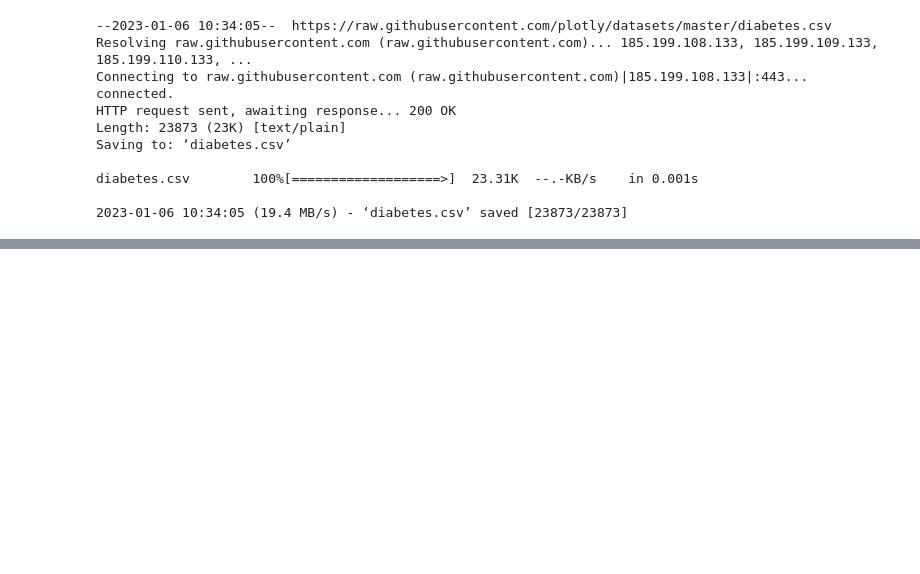
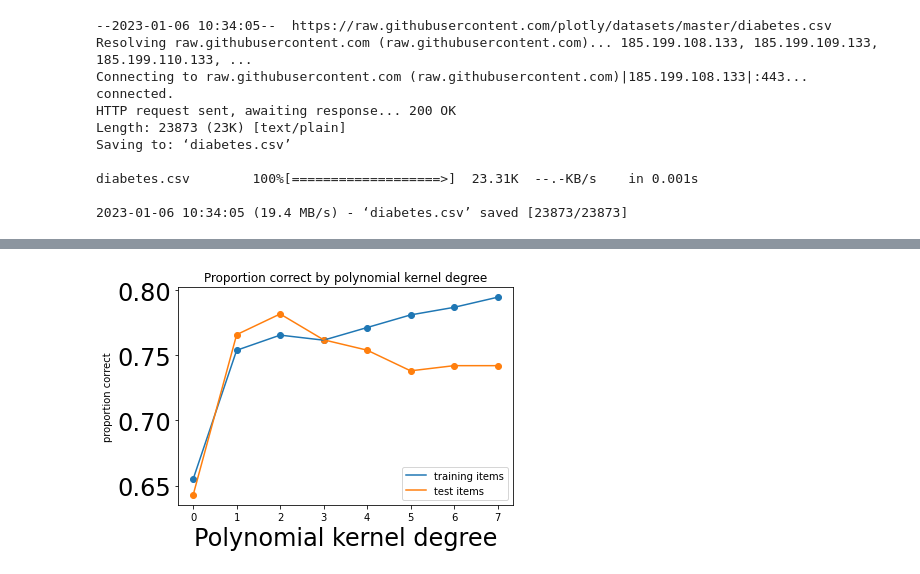
Before and after one commit to nicholasfurl/Great-Courses, a Jupyter notebook: Lesson09_SVM.ipynb, the cells around one changed output, grey strips where cells are left out. Drawn from its saved outputs; the diff is of its cells as text; code cells hidden in the pictures; blank space fills up the shorter version.

```diff
--- a/Lesson09_SVM.ipynb
+++ b/Lesson09_SVM.ipynb
@@ -28,0 +58,18 @@ diabetes.csv        100%[===================>]  23.31K  --.-KB/s    in 0.001s
+# %%
+#We next will create a trainmask and use it to create the train, test data.
+
+import random
+
+#List of randonly sorted 0's, 1's and 2's with length equal to that of alldat (i.e., 768 items)
+trainmask = [random.randint(0,2) for i in range(len(alldat))]
+print(trainmask)
+
+traindat = [alldat[i] for i in range(len(alldat)) if trainmask[i]]  #So assigns rows of alldat to train dat if trainmask==1?
+trainlabs = [alllabs[i] for i in range(len(alldat)) if trainmask[i]]  #same for labels
+testdat = [alldat[i] for i in range(len(alldat)) if not trainmask[i]] #So assigns rows of alldat to train dat if trainmask!=1?
+testlabs = [alllabs[i] for i in range(len(alldat)) if not trainmask[i]] #same for labels
+
+print(traindat)
+print(trainlabs)
+print(testdat)
+print(testlabs)
@@ -28,0 +128,19 @@ diabetes.csv        100%[===================>]  23.31K  --.-KB/s    in 0.001s
+# %%
+import matplotlib.pyplot as plt
+
+#So we need scatter to create markers and plot doesn't do them?
+
+plt.scatter(degrees, traincorrect)
+plt.plot(degrees, traincorrect, label='training items')
+plt.scatter(degrees, testcorrect)
+plt.plot(degrees, testcorrect, label='test items')
+plt.legend()
+plt.title('Proportion correct by polynomial kernel degree')
+#plt.show()
+
+#Me learning and playing around
+plt.xlabel('Polynomial kernel degree', fontsize = 24)
+plt.ylabel('proportion correct')
+plt.tick_params(axis='y', which='major', labelsize=24)
+# %% [output]
+[figure, added]
```
Also changed, not shown: parts of 5 cells of this notebook.
